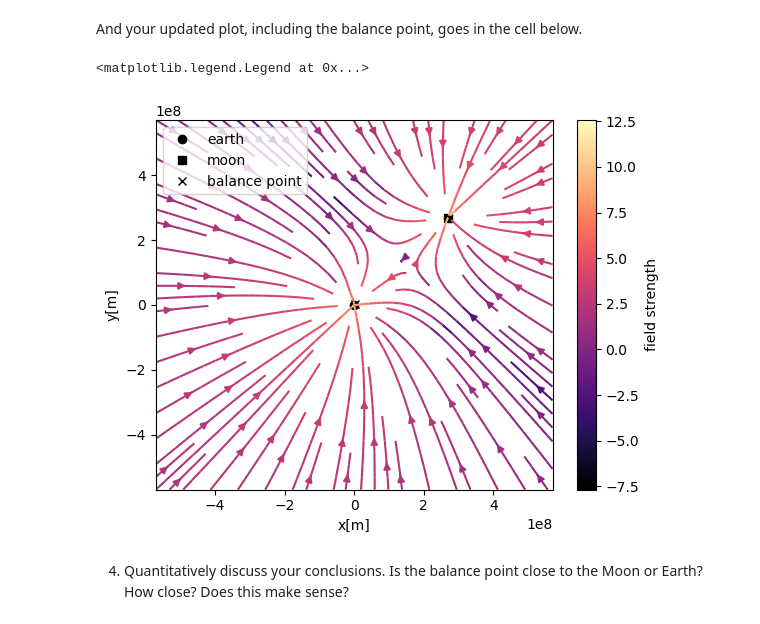
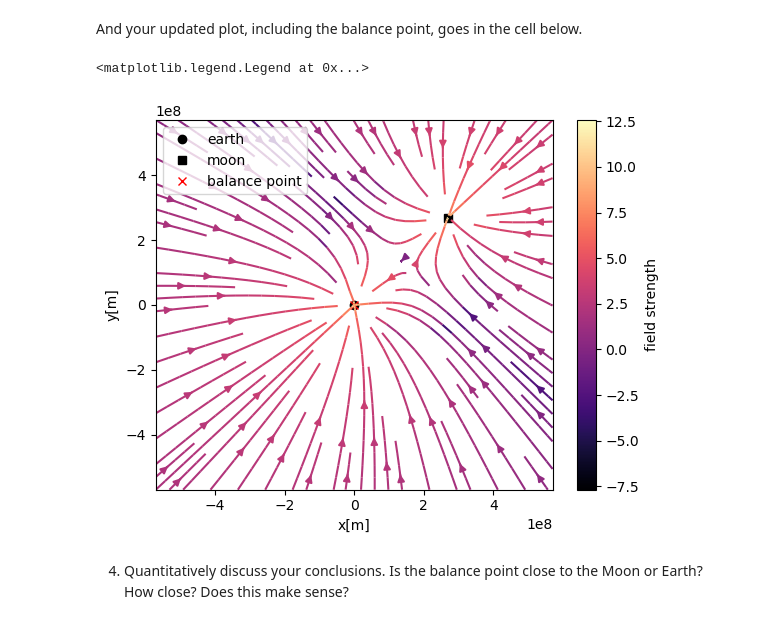
Before and after one commit to lunaeb/PHYS265-spring26, a Jupyter notebook: Lab1/lab1.ipynb, the cells around one changed output. Saved outputs shown, nothing was run; the diff lists cells and outputs as text; code cells hidden in the pictures.

```diff
--- a/Lab1/lab1.ipynb
+++ b/Lab1/lab1.ipynb
@@ -360,35 +360,35 @@ fig,ax=plt.subplots()
 
 x_vals = np.linspace(R_e-1.5*d_em,R_e+1.5*d_em,200)
 y_vals = np.linspace(R_e-1.5*d_em,R_e+1.5*d_em,200)
 
 xgrid,ygrid=np.meshgrid(x_vals,y_vals)
 
 ax.plot([0],[0],"ko",label='earth')
 ax.plot([d_em/np.sqrt(2)],[d_em/np.sqrt(2)],"ks", label='moon')
-ax.plot([(d_em/np.sqrt(2)*M_m + 0)/(M_e+M_m)],[(d_em/np.sqrt(2)*M_m + 0)/(M_e+M_m)],"kx", label='balance point')
+ax.plot([(d_em/np.sqrt(2))/(M_e+M_m)],[(d_em/np.sqrt(2))/(M_e+M_m)],"rx", label='balance point')
 
 
 fx=np.zeros((len(y_vals),len(x_vals)))
 fy=np.zeros((len(y_vals),len(x_vals)))
 
 for y in range(200):
     for x in range(200):
         f1x, f1y = force(M_e,M_apollo,0.0,0.0,xgrid[y,x],ygrid[y,x])
         f2x, f2y = force(M_e,M_apollo,d_em/np.sqrt(2),d_em/np.sqrt(2),xgrid[y,x],ygrid[y,x])
         fx[y,x]-= (f1x + f2x)
         fy[y,x]-= (f1y + f2y)
 
 import matplotlib.cm as cm
 colors=np.log(np.hypot(fx,fy))
 
 lines = ax.streamplot(xgrid,ygrid,fx,fy,color=np.log(np.abs(fy + fx)), cmap='magma')
 ax.set_xlabel("x[m]")
 ax.set_ylabel("y[m]")
 cbar=fig.colorbar(lines.lines, ax=ax, label="field strength")
 ax.legend(loc="upper left")
 # %% [output]
 <matplotlib.legend.Legend at 0x...>
-[figure, old version]
+[figure, new version]
 # %% [markdown]
 4. Quantitatively discuss your conclusions. Is the balance point close to the Moon or Earth? How close? Does this make sense?
 # %% [markdown]
```
Also changed, not shown: parts of 5 cells of this notebook.
